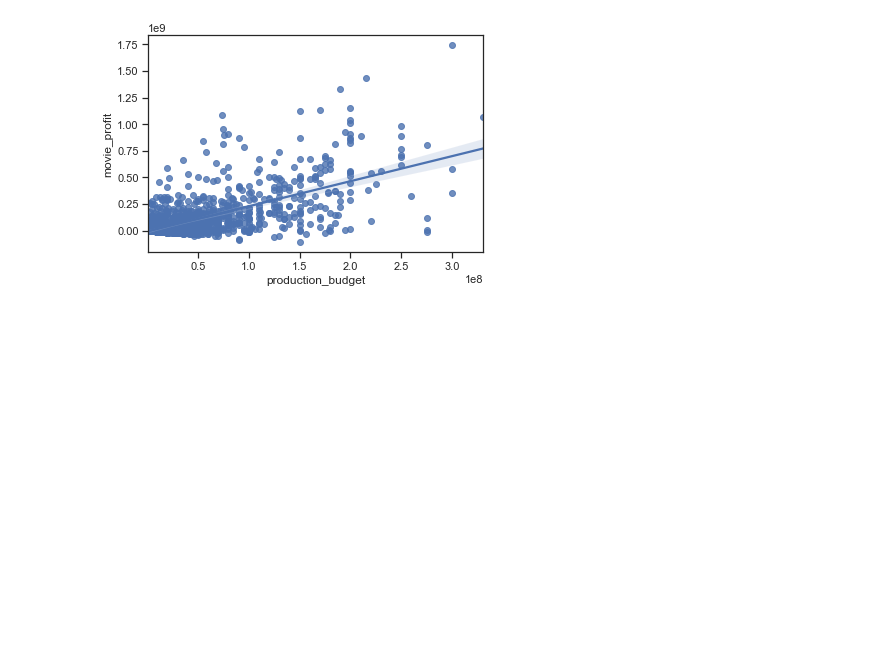
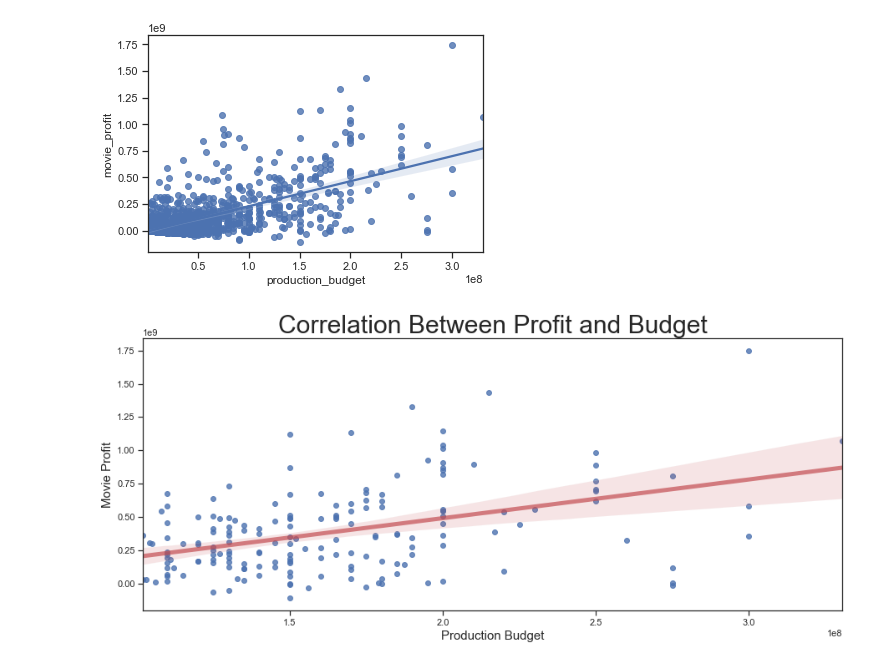
Before and after one commit to jchandleroneal/microsoft-movie-analysis, a Jupyter notebook: workspace.ipynb, the cells around one changed output. Saved outputs shown, nothing was run; the diff lists cells and outputs as text; code cells hidden in the pictures; blank space fills up the shorter version.

```diff
--- a/workspace.ipynb
+++ b/workspace.ipynb
@@ -306,4 +311,18 @@ y = movie_actor_budget.movie_profit
 sns.regplot(x,y);
 # %% [output]
 [figure]
+# %%
+fig, ax = plt.subplots(figsize=(15,6))
+sns.regplot(c,d, line_kws={"color":"r","alpha":0.7,"lw":5})
+
+viz_frame2 = movie_actor_budget[movie_actor_budget.production_budget > 100000000]
+c = viz_frame2.production_budget
+d = viz_frame2.movie_profit
+
+ax.set_title('Correlation Between Profit and Budget', fontsize=30)
+
+ax.set_xlabel('Production Budget', fontsize=15)
+ax.set_ylabel('Movie Profit', fontsize=15);
+# %% [output]
+[figure, added]
 # %%
```
Also changed, not shown: parts of 12 cells of this notebook.
